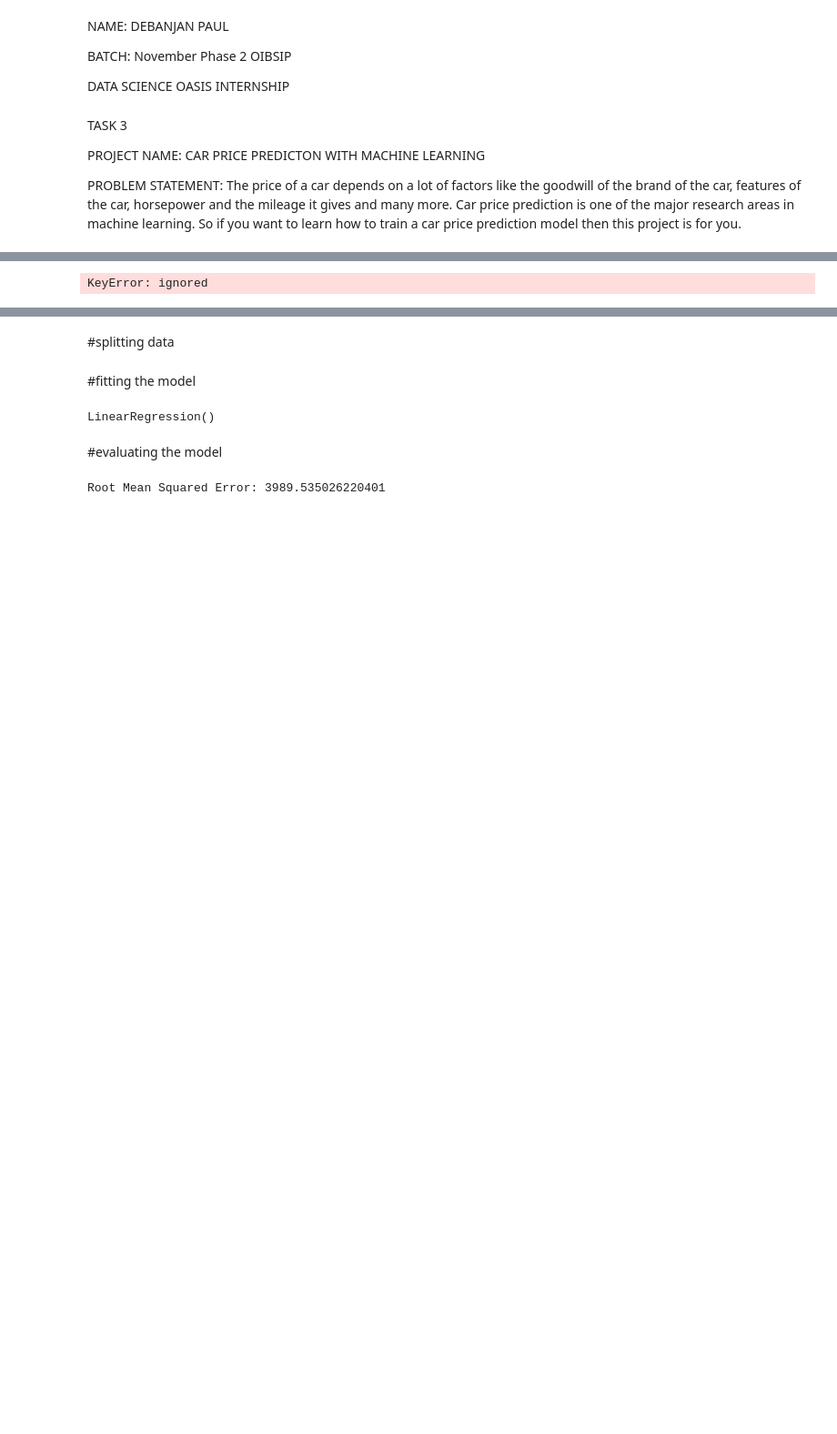
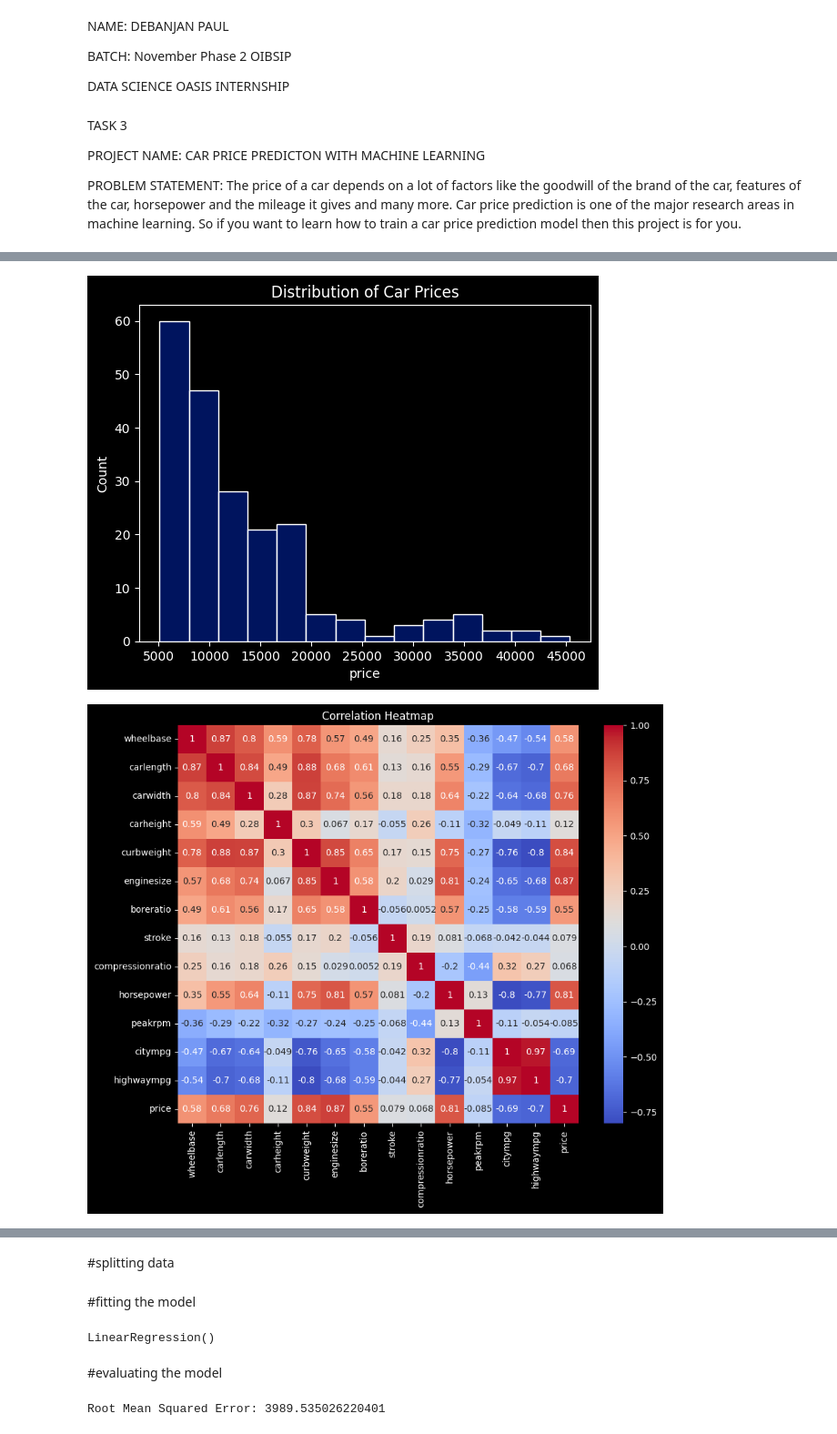
Before and after one commit to deba607/CAR-PRICE-PREDICTION-WITH-MACHINE-LEARNING, a Jupyter notebook: TASK 3-CAR PRICE PREDICTION WITH MACHINE LEARNING/CAR PRICE PREDICTION WITH MACHINE LEARNING.ipynb, the cells around one changed output, grey strips where cells are left out. Shown: that part at 91% size. Cells and saved outputs as stored; diff of their text form; code cells hidden in the pictures; blank space fills up the shorter version.

```diff
--- a/TASK 3-CAR PRICE PREDICTION WITH MACHINE LEARNING/CAR PRICE PREDICTION WITH MACHINE LEARNING.ipynb
+++ b/TASK 3-CAR PRICE PREDICTION WITH MACHINE LEARNING/CAR PRICE PREDICTION WITH MACHINE LEARNING.ipynb
@@ -72,27 +80,28 @@ data = data.drop_duplicates()
 # %%
 plt.style.use('dark_background')
 sns.set_palette('dark')
 sns.histplot(data['price'])
 plt.title('Distribution of Car Prices', color='white')
-plt.xlabel('Price', color='white')
+plt.xlabel('price', color='white')
 plt.ylabel('Count', color='white')
 plt.xticks(color='white')
 plt.yticks(color='white')
 plt.show()
 
 # Correlation Heatmap
 numeric_features = ['wheelbase', 'carlength', 'carwidth', 'carheight', 'curbweight',
                     'enginesize', 'boreratio', 'stroke', 'compressionratio', 'horsepower',
                     'peakrpm', 'citympg', 'highwaympg', 'price']
 correlation_matrix = data[numeric_features].corr()
 plt.figure(figsize=(10, 8))
 sns.heatmap(correlation_matrix, annot=True, cmap='coolwarm')
 plt.title('Correlation Heatmap', color='white')
 plt.xticks(color='white')
 plt.yticks(color='white')
 plt.show()
 # %% [output]
-KeyError: ignored
+[figure, added]
+[figure, added]
 # %%
 feature_cols = ['symboling', 'fueltype', 'aspiration', 'doornumber', 'carbody', 'drivewheel', 'enginelocation',
                 'wheelbase', 'carlength', 'carwidth', 'carheight', 'curbweight', 'enginetype', 'cylindernumber',
```
Also changed, not shown: parts of 4 cells of this notebook.
